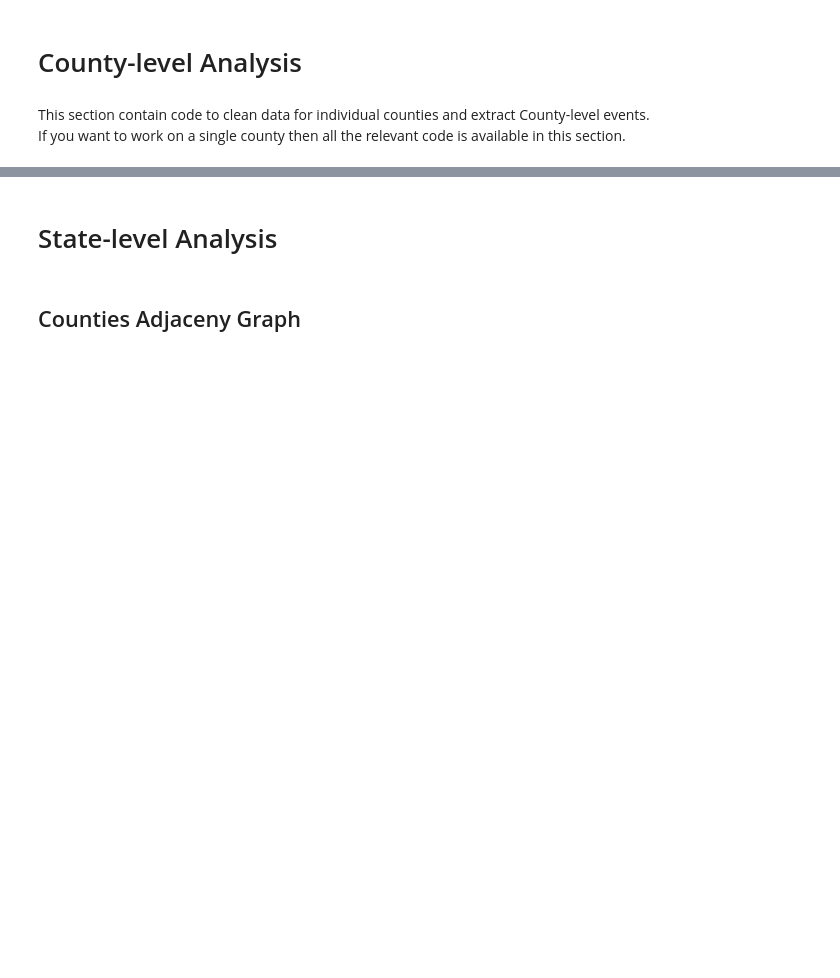
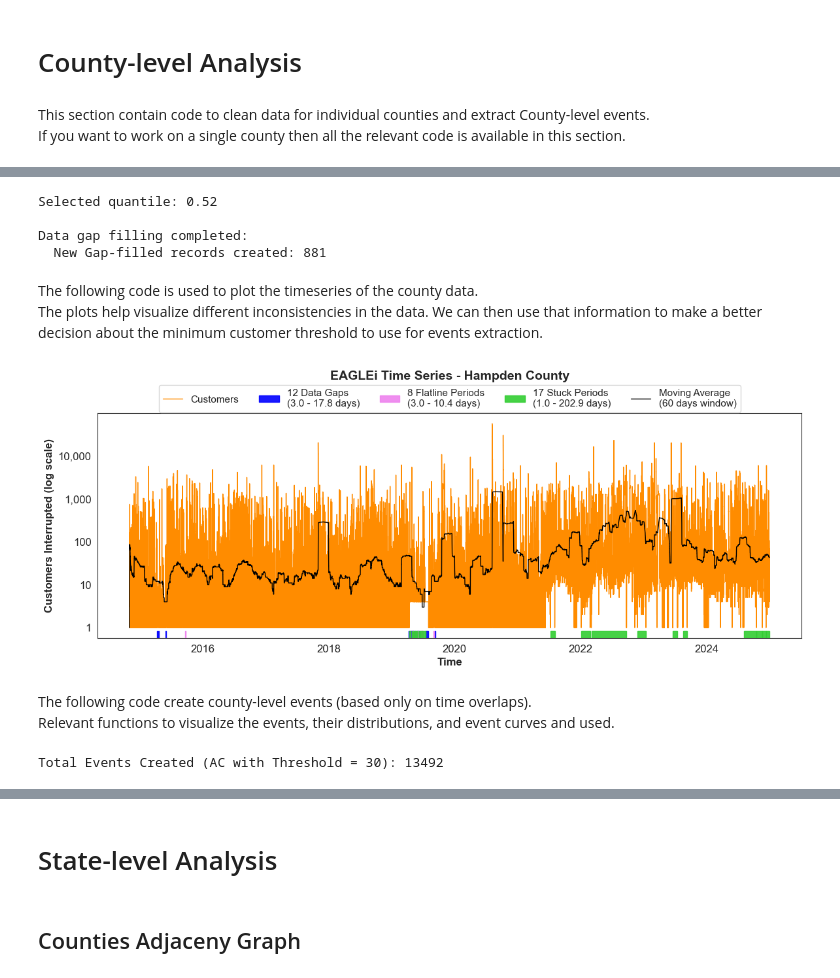
Before and after one commit to arslanleo/eagleiDataProcessor, a Jupyter notebook: eaglei_analysis.ipynb, the cells around one changed output, grey strips where cells are left out. Saved outputs shown, nothing was run; the diff lists cells and outputs as text; code cells hidden in the pictures; blank space fills up the shorter version.

```diff
--- a/eaglei_analysis.ipynb
+++ b/eaglei_analysis.ipynb
@@ -97,0 +122,26 @@ If you want to work on a single county then all the relevant code is available i
+# %%
+# For convenience, we can automatically decide the rank threshold and fill the gaps above that threshold
+# The automatic rank threshold decision is based on analyzing the gap ranking metrics and selecting a threshold that balances data integrity and completeness
+county_data.fill_gaps(auto_decide_rank_threshold=True)
+# %% [output]
+Selected quantile: 0.52
+
+Data gap filling completed:
+  New Gap-filled records created: 881
+# %% [markdown]
+The following code is used to plot the timeseries of the county data.
+The plots help visualize different inconsistencies in the data. We can then use that information to make a better decision about the minimum customer threshold to use for events extraction.
+# %%
+# The following function shows the cleaned county data timeline, but overlays different identified issues on the timeline
+from src.eaglei_modules.eagleiEventProcessing import plot_eaglei_timeline
+plot_eaglei_timeline(county_data.county_df, perform_zero_fill=False, overlay_issues=True, show_moving_average=True)
+# %% [output]
+[figure, added]
+# %% [markdown]
+The following code create county-level events (based only on time overlaps).
+Relevant functions to visualize the events, their distributions, and event curves and used.
+# %%
+# Extract county-level events using a minimum customer threshold of 30
+county_data.extract_events_ac_thr(customer_threshold=30)
+# %% [output]
+Total Events Created (AC with Threshold = 30): 13492
```
Also changed, not shown: parts of 7 cells of this notebook, 3 other files.
